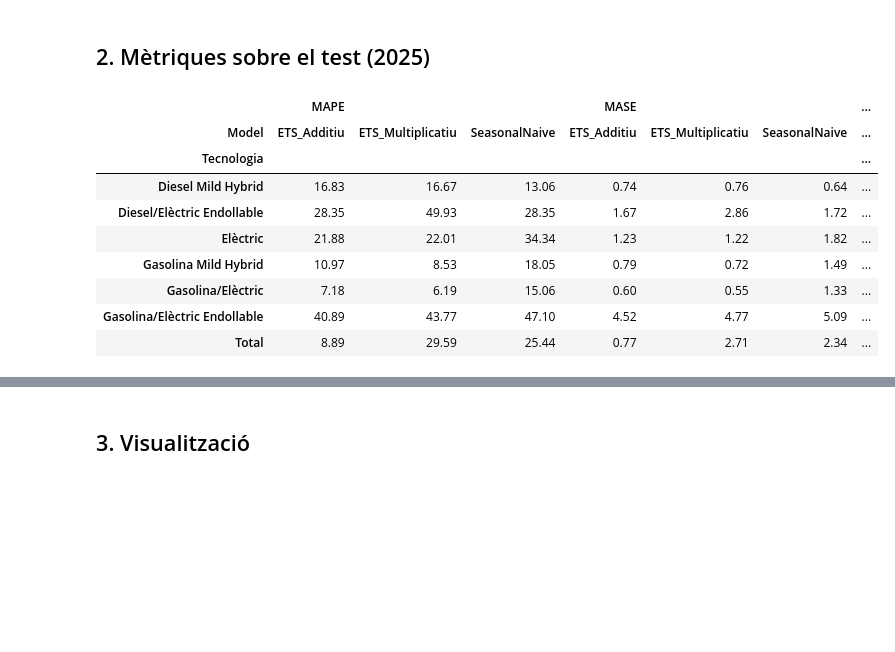
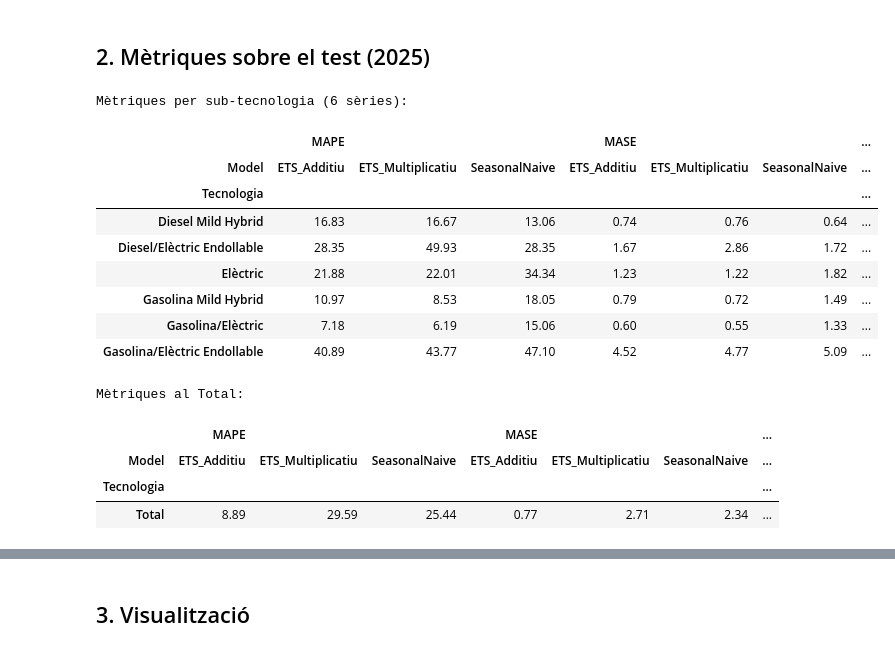
Before and after one commit to C0SBEL/projecte-forecasting, a Jupyter notebook: notebooks/models/baseline.ipynb, the cells around one changed output, grey strips where cells are left out. Saved outputs shown, nothing was run; the diff lists cells and outputs as text; code cells hidden in the pictures; blank space fills up the shorter version.

```diff
--- a/notebooks/models/baseline.ipynb
+++ b/notebooks/models/baseline.ipynb
@@ -108,22 +108,37 @@ Models entrenats: 3 × 7 tecnologies (log aplicat a 1 combinacions)
 # %% [markdown]
 ## 2. Mètriques sobre el test (2025)
 # %%
-pivot_metrics = df_metrics.pivot_table(
+sub = df_metrics[df_metrics['Tecnologia'] != 'Total']
+sub_pivot = sub.pivot_table(
     index='Tecnologia', columns='Model',
     values=['RMSE', 'MAPE', 'MASE']
 ).round(2)
-pivot_metrics
+print('Mètriques per sub-tecnologia (6 sèries):')
+display(sub_pivot)
+
+tot = df_metrics[df_metrics['Tecnologia'] == 'Total']
+tot_pivot = tot.pivot_table(
+    index='Tecnologia', columns='Model',
+    values=['RMSE', 'MAPE', 'MASE']
+).round(2)
+print('\nMètriques al Total:')
+tot_pivot
 # %% [output]
+Mètriques per sub-tecnologia (6 sèries):
 |  | MAPE |  |  | MASE |  |  | ... |
 | Model | ETS_Additiu | ETS_Multiplicatiu | SeasonalNaive | ETS_Additiu | ETS_Multiplicatiu | SeasonalNaive | ... |
 | Tecnologia |  |  |  |  |  |  | ... |
 | Diesel Mild Hybrid | 16.83 | 16.67 | 13.06 | 0.74 | 0.76 | 0.64 | ... |
 | Diesel/Elèctric Endollable | 28.35 | 49.93 | 28.35 | 1.67 | 2.86 | 1.72 | ... |
 | Elèctric | 21.88 | 22.01 | 34.34 | 1.23 | 1.22 | 1.82 | ... |
 | Gasolina Mild Hybrid | 10.97 | 8.53 | 18.05 | 0.79 | 0.72 | 1.49 | ... |
 | Gasolina/Elèctric | 7.18 | 6.19 | 15.06 | 0.60 | 0.55 | 1.33 | ... |
 | Gasolina/Elèctric Endollable | 40.89 | 43.77 | 47.10 | 4.52 | 4.77 | 5.09 | ... |
-| Total | 8.89 | 29.59 | 25.44 | 0.77 | 2.71 | 2.34 | ... |
+Mètriques al Total:
+|  | MAPE |  |  | MASE |  |  | ... |
+| Model | ETS_Additiu | ETS_Multiplicatiu | SeasonalNaive | ETS_Additiu | ETS_Multiplicatiu | SeasonalNaive | ... |
+| Tecnologia |  |  |  |  |  |  | ... |
+| Total | 8.89 | 29.59 | 25.44 | 0.77 | 2.71 | 2.34 | ... |
 # %%
 ranking_total = (
     df_metrics[df_metrics['Tecnologia'] == 'Total']
```
Also changed, not shown: parts of 4 cells of this notebook, 19 other files.
